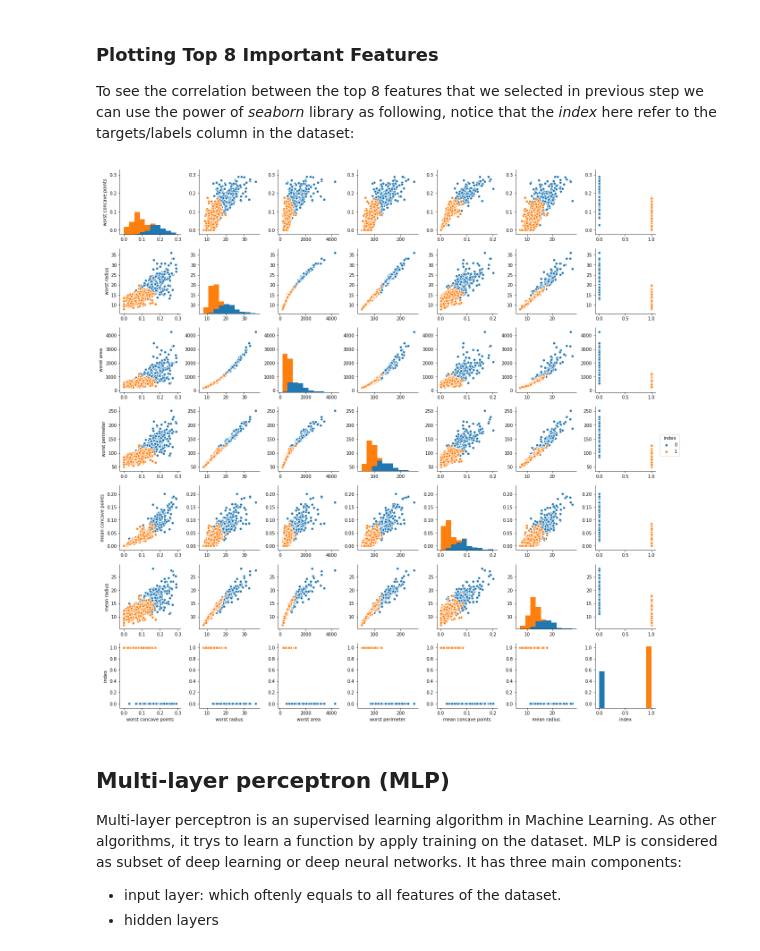
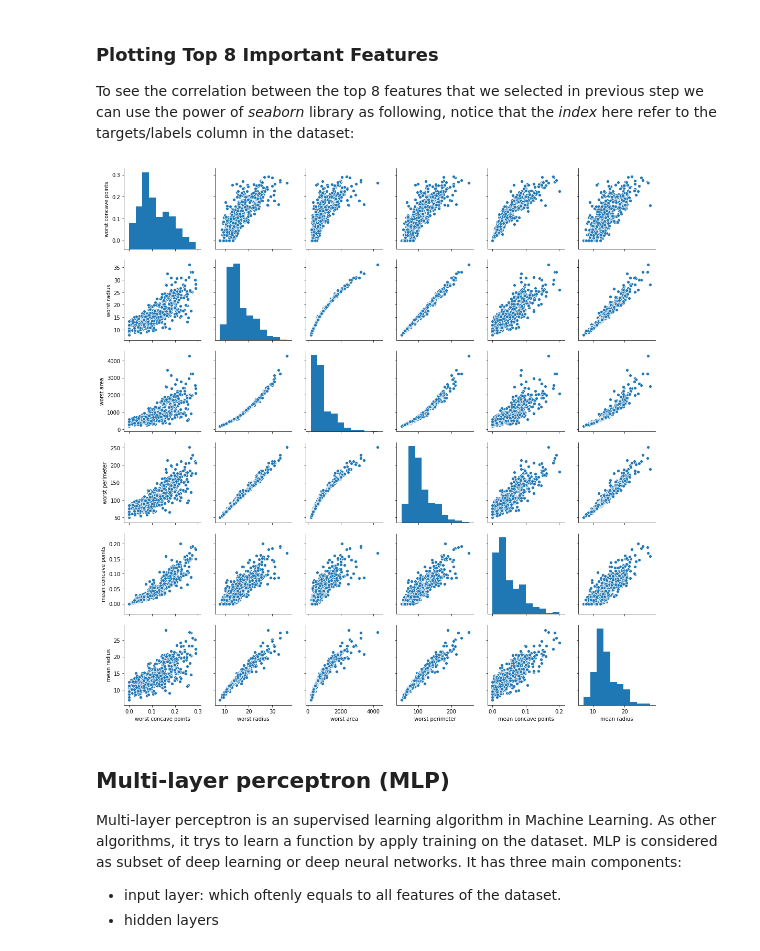
Before and after one commit to tamer-abdulghani/breast-cancer-ecoli-classification, a Jupyter notebook: Notebook/BreastCancerDatasetWisconsin.ipynb, the cells around one changed output. Cells and saved outputs as stored; diff of their text form; code cells hidden in the pictures.

```diff
--- a/Notebook/BreastCancerDatasetWisconsin.ipynb
+++ b/Notebook/BreastCancerDatasetWisconsin.ipynb
@@ -156,25 +156,24 @@ To see the correlation between the top 8 features that we selected in previous s
 # %%
 import pandas
 
-cancer_csv = 'dataset/BreastCancer/cancer.csv';
+cancer_csv = '../dataset/BreastCancer/cancer.csv';
 arr = np.append(cancer.feature_names, 'index')
 data2 = pandas.read_csv(cancer_csv, names=arr)
 
 newData = data2[
 ['worst concave points',
  'worst radius',
  'worst area',
  'worst perimeter',
  'mean concave points',
- 'mean radius',
- 'index'
+ 'mean radius'
 ]
 ]
 
-g =  sb.pairplot(newData, kind="scatter",hue='index')
+g =  sb.pairplot(newData, kind="scatter", dropna=True)
 plt.show()
 # %% [output]
-[figure, old version]
+[figure, new version]
 # %% [markdown]
 ## Multi-layer perceptron (MLP)
 Multi-layer perceptron is an supervised learning algorithm in Machine Learning. As other algorithms, it trys to learn a function by apply training on the dataset. MLP is considered as subset of deep learning or deep neural networks.
```
Also changed, not shown: parts of 9 cells of this notebook, 4 other files.
